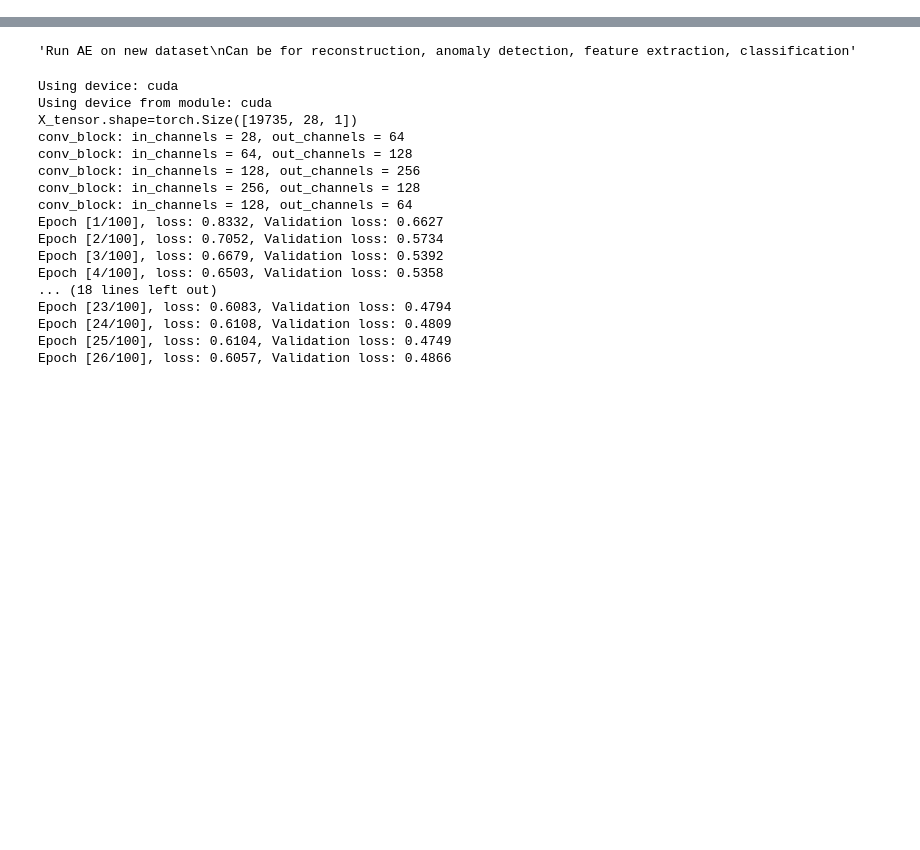
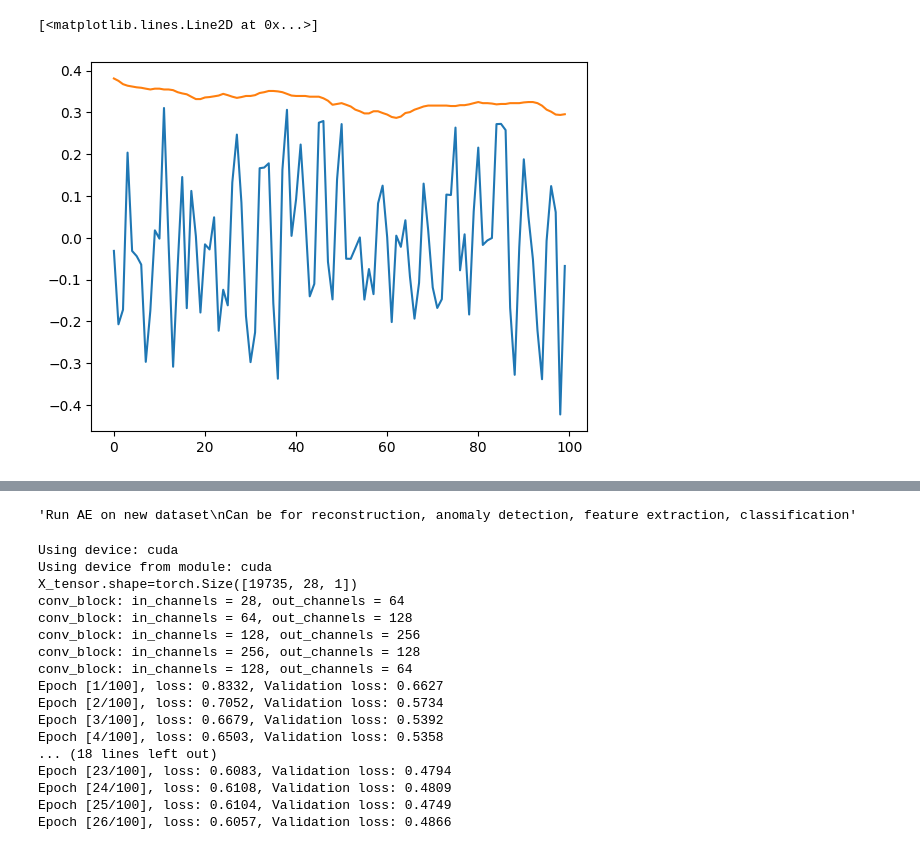
Before and after one commit to abiadf/silofuse_timeseries, a Jupyter notebook: silofuse_notebook.ipynb, the cells around one changed output, grey strips where cells are left out. Cells and saved outputs as stored; diff of their text form; code cells hidden in the pictures; blank space fills up the shorter version.

```diff
--- a/silofuse_notebook.ipynb
+++ b/silofuse_notebook.ipynb
@@ -29,15 +29,20 @@ df         = pd.read_csv(data_file)
 
 X_scaled   = MinMaxScaler().fit_transform(df.values)
 X_tensor   = torch.tensor(X_scaled, dtype=torch.float32)
-dataset    = TensorDataset(X_tensor, X_tensor)  # Autoencoder reconstructs the input
-train_size = int(yaml_config['dataset']['train_valid_split'] * len(df))
-val_size   = len(df) - train_size
-train_dataset, val_dataset = random_split(dataset, [train_size, val_size])
+X_tensor_reshaped = X_tensor.transpose(0, 1)
+# dataset    = TensorDataset(X_tensor, X_tensor)  # Autoencoder reconstructs the input
+dataset    = TensorDataset(X_tensor_reshaped, X_tensor_reshaped)
+
+num_time_series = len(dataset)
+# train_size = int(yaml_config['dataset']['train_valid_split'] * len(df))
+train_size = int(yaml_config['dataset']['train_valid_split'] * num_time_series)
+# valid_size = len(df) - train_size
+valid_size = num_time_series - train_size
+train_dataset, val_dataset = random_split(dataset, [train_size, valid_size])
 # %%
 """Autoencoder training"""
 
 import autoencoder as ae
-# from autoencoder import Autoencoder, train_autoencoder
 
 hidden_dim        = yaml_config['autoencoder_design']['hidden_dim']
 encoding_dim      = yaml_config['autoencoder_design']['encoding_dim']
@@ -56,7 +61,8 @@ device = ae.device
 print(f"Using device from module: {device}")
 
 # Create DataLoader objects for train and validation datasets
-input_size   = X_scaled.shape[1]
+# input_size   = X_scaled.shape[1]
+input_size   = X_scaled.shape[0]
 train_loader = DataLoader(train_dataset, batch_size=batch_size, shuffle=True)
 val_loader   = DataLoader(val_dataset, batch_size=batch_size, shuffle=False)
 
@@ -86,0 +93,29 @@ Validation loss: 0.0000
+# %%
+"""Generate new samples from AE"""
+
+import matplotlib.pyplot as plt
+
+autoencoder.eval()
+autoencoder.to(device)
+
+num_gen_timeseries = X_scaled.shape[1]
+latent_dim         = yaml_config['autoencoder_design']['latent_dim']
+original_length    = X_tensor.shape[0]
+
+generated_timeseries = []
+with torch.no_grad():
+    for _ in range(num_gen_timeseries):
+        z = torch.randn(1, latent_dim).to(ae.device) # Generate random latent vector
+        generated_output = autoencoder.decoder(z) # Generate output using decoder
+        generated_timeseries.append(generated_output.squeeze().cpu().numpy())
+
+# plt.plot(generated_timeseries[10][:100])
+plt.plot(generated_timeseries[12][:100])
+# plt.plot(X_scaled[:100, 10])
+plt.plot(X_scaled[:100, 12])
+
+
+# TODO: do reconstructed (encoder.output), not generated
+# %% [output]
+[<matplotlib.lines.Line2D at 0x...>]
+[figure, added]
```
Also changed, not shown: parts of 4 cells of this notebook, 4 other files.
